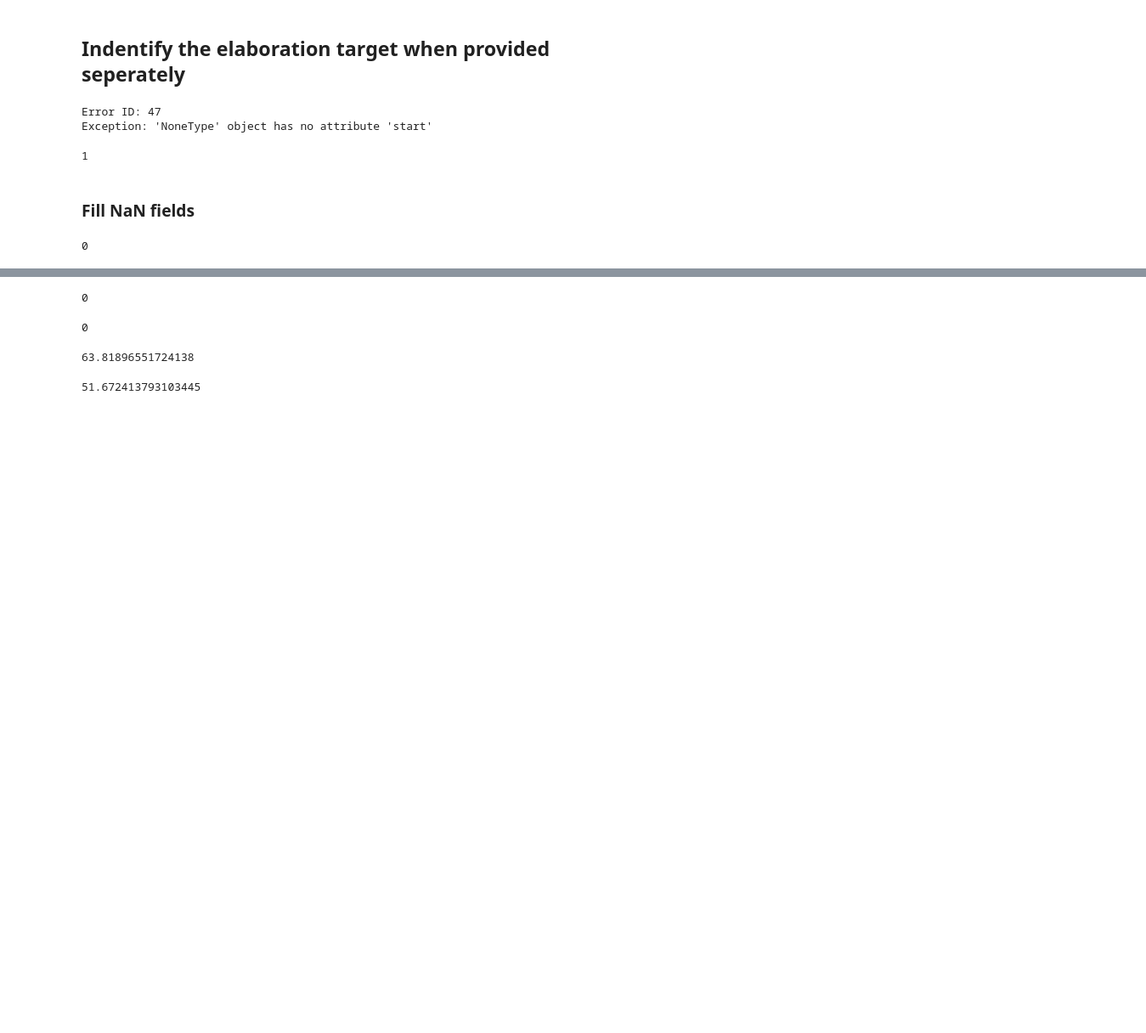
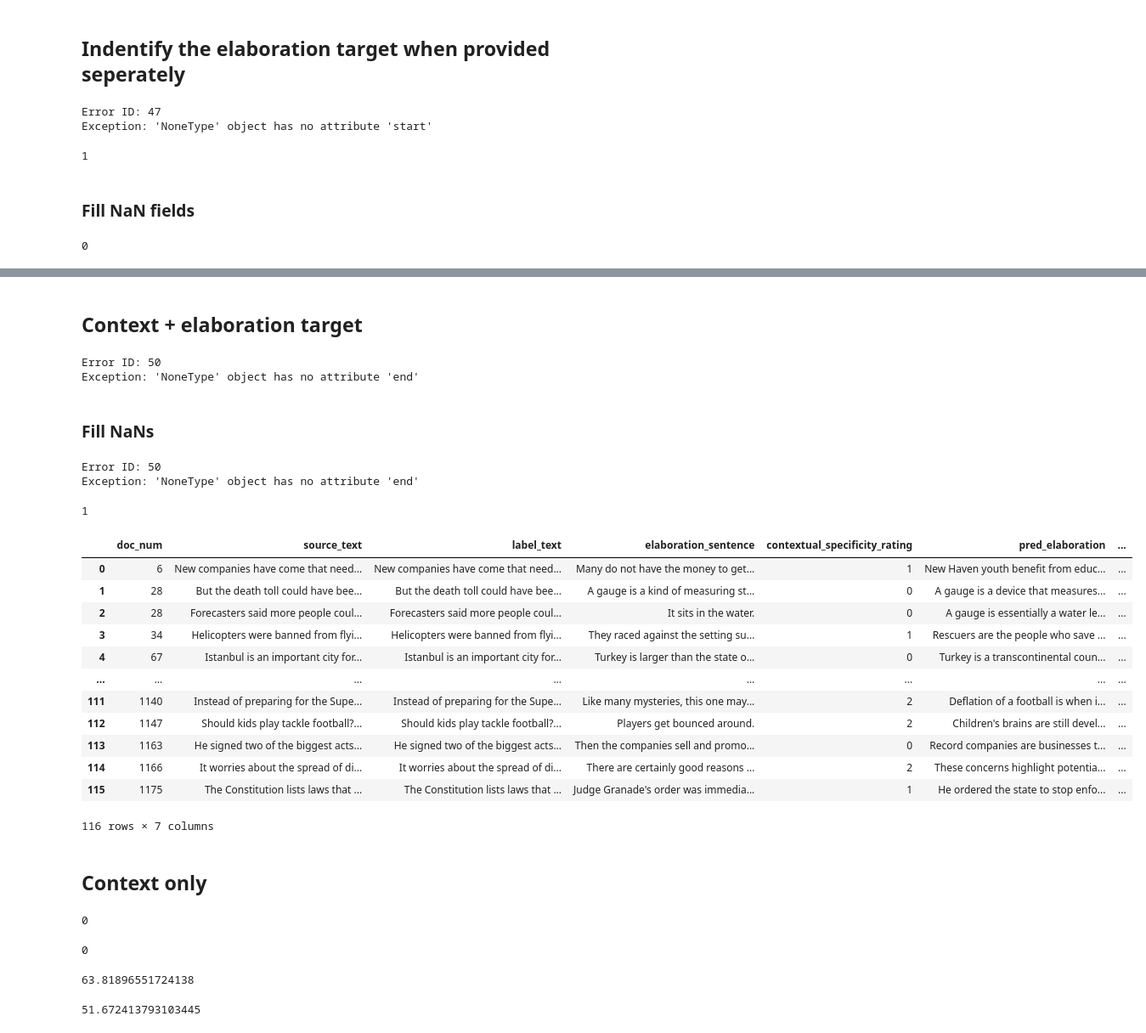
Before and after one commit to martgru/ElabSimp, a Jupyter notebook: main/llama-3.2-3b-instruct.ipynb, the cells around one changed output, grey strips where cells are left out. Shown at 85% size. Saved outputs shown, nothing was run; the diff lists cells and outputs as text; code cells hidden in the pictures; blank space fills up the shorter version.

```diff
--- a/main/llama-3.2-3b-instruct.ipynb
+++ b/main/llama-3.2-3b-instruct.ipynb
@@ -248,0 +247,73 @@ Explanation Target: animal abuse laws
+# %% [markdown]
+## Context + elaboration target
+# %%
+import pandas as pd
+from tqdm import tqdm
+
+test_df["pred_elaboration"] = ""
+test_df["elaboration_target"] =""
+
+for index, row in tqdm(test_df.iterrows(), total=len(test_df)):
+    context = row["source_text"]
+    target = target_df.loc[index,"elaboration_target"]
+
+    try:
+        response = assistant.generate_explanation(SYSTEM_PROMPT_WITH_ELAB_TARGET_PROVIDED, context, target)
+        sentence = assistant.extract_response(response)
+
+        test_df.at[index, "pred_elaboration"] = sentence
+        test_df.at[index, "elaboration_target"] = target
+
+    except Exception as e:
+        print(f"Error ID: {index}")
+        print(f"Exception: {e}")
+        test_df.at[index, "pred_elaboration"] = ""
+        test_df.at[index, "elaboration_target"] = ""
+# %% [output]
+Error ID: 50
+Exception: 'NoneType' object has no attribute 'end'
+# %% [markdown]
+### Fill NaNs
+# %%
+import pandas as pd
+from tqdm import tqdm
+
+for index, row in tqdm(test_df.iterrows(), total=len(test_df)):
+    if row["pred_elaboration"]=="":
+        context = row["source_text"]
+        target = target_df.loc[index,"elaboration_target"]
+        try:
+            response = assistant.generate_explanation(SYSTEM_PROMPT_WITH_ELAB_TARGET_PROVIDED, context, target)
+            sentence = assistant.extract_response(response)
+
+            test_df.at[index, "pred_elaboration"] = sentence
+            test_df.at[index, "elaboration_target"] = target
+
+        except Exception as e:
+            print(f"Error ID: {index}")
+            print(f"Exception: {e}")
+            test_df.at[index, "pred_elaboration"] = ""
+            test_df.at[index, "elaboration_target"] = ""
+# %% [output]
+Error ID: 50
+Exception: 'NoneType' object has no attribute 'end'
+# %%
+len(test_df[test_df["pred_elaboration"]==""])
+# %% [output]
+1
+# %%
+test_df
+# %% [output]
+|  | doc_num | source_text | label_text | elaboration_sentence | contextual_specificity_rating | pred_elaboration | ... |
+| 0 | 6 | New companies have come that need... | New companies have come that need... | Many do not have the money to get... | 1 | New Haven youth benefit from educ... | ... |
+| 1 | 28 | But the death toll could have bee... | But the death toll could have bee... | A gauge is a kind of measuring st... | 0 | A gauge is a device that measures... | ... |
+| 2 | 28 | Forecasters said more people coul... | Forecasters said more people coul... | It sits in the water. | 0 | A gauge is essentially a water le... | ... |
+| 3 | 34 | Helicopters were banned from flyi... | Helicopters were banned from flyi... | They raced against the setting su... | 1 | Rescuers are the people who save ... | ... |
+| 4 | 67 | Istanbul is an important city for... | Istanbul is an important city for... | Turkey is larger than the state o... | 0 | Turkey is a transcontinental coun... | ... |
+| ... | ... | ... | ... | ... | ... | ... | ... |
+| 111 | 1140 | Instead of preparing for the Supe... | Instead of preparing for the Supe... | Like many mysteries, this one may... | 2 | Deflation of a football is when i... | ... |
+| 112 | 1147 | Should kids play tackle football?... | Should kids play tackle football?... | Players get bounced around. | 2 | Children's brains are still devel... | ... |
+| 113 | 1163 | He signed two of the biggest acts... | He signed two of the biggest acts... | Then the companies sell and promo... | 0 | Record companies are businesses t... | ... |
+| 114 | 1166 | It worries about the spread of di... | It worries about the spread of di... | There are certainly good reasons ... | 2 | These concerns highlight potentia... | ... |
+| 115 | 1175 | The Constitution lists laws that ... | The Constitution lists laws that ... | Judge Granade's order was immedia... | 1 | He ordered the state to stop enfo... | ... |
+116 rows × 7 columns
@@ -249,3 +322,5 @@ Explanation Target: animal abuse laws
+# %% [markdown]
+## Context only
 # %%
 import pandas as pd
 from tqdm import tqdm
```
Also changed, not shown: parts of 12 cells of this notebook, 2 other files.
